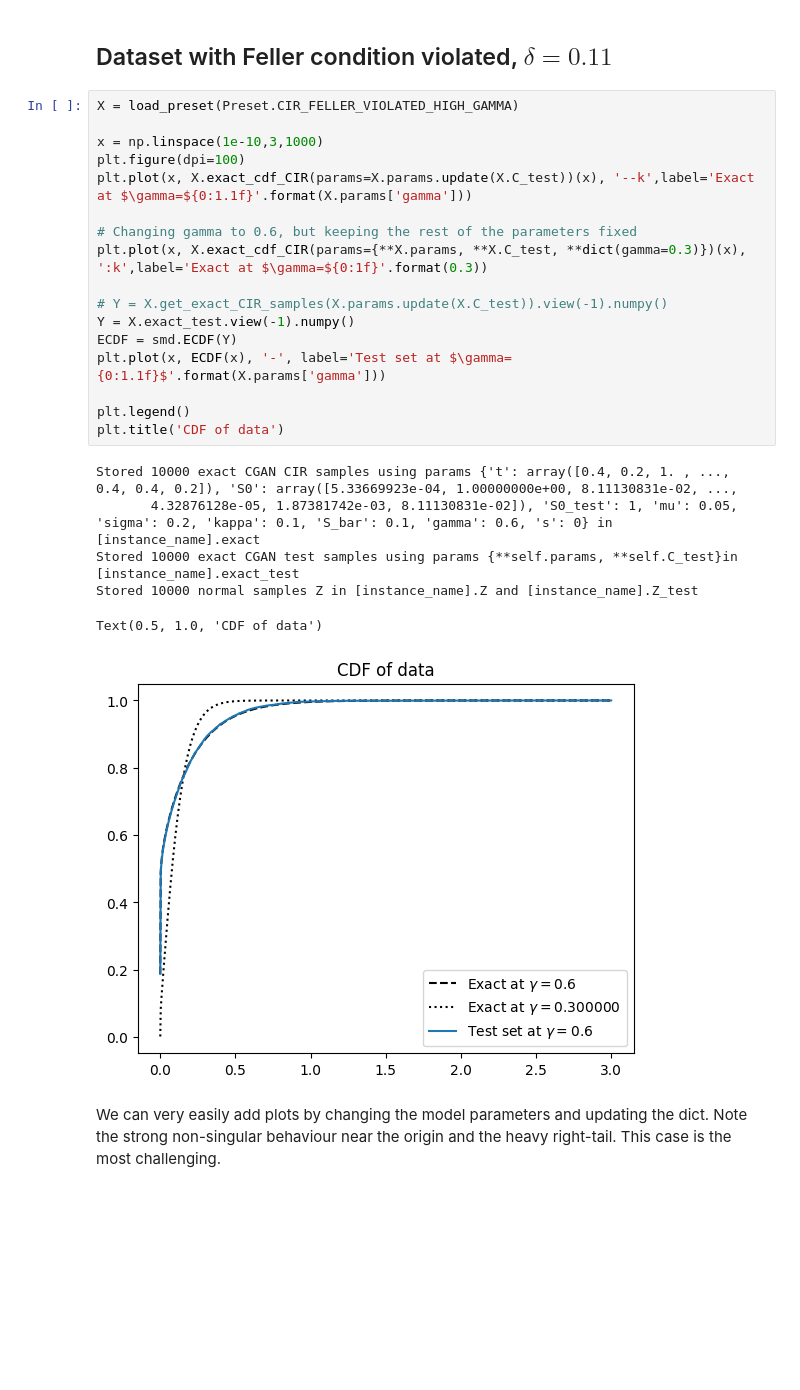
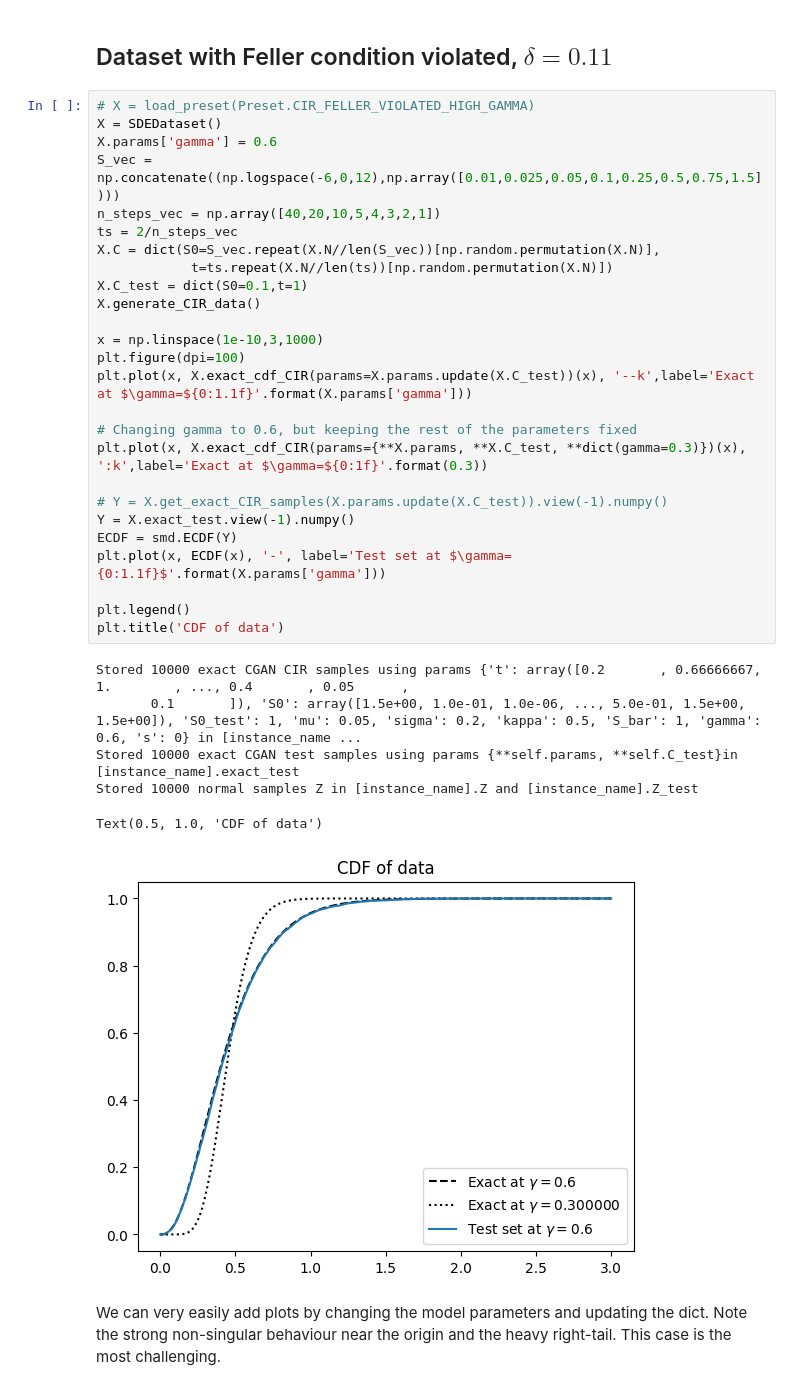
Before and after one commit to JorinovanRhijn/master-thesis-gans-for-sdes, a Jupyter notebook: tutorial_notebook.ipynb, the cells around one changed output. Drawn from its saved outputs; the diff is of its cells as text; blank space fills up the shorter version.

```diff
--- a/tutorial_notebook.ipynb
+++ b/tutorial_notebook.ipynb
@@ -43,29 +40,38 @@ device = 'cpu'
 # %% [markdown]
 <h2> Dataset with Feller condition violated, $\delta = 0.11$ </h2>
 # %%
-X = load_preset(Preset.CIR_FELLER_VIOLATED_HIGH_GAMMA)
+# X = load_preset(Preset.CIR_FELLER_VIOLATED_HIGH_GAMMA)
+X = SDEDataset()
+X.params['gamma'] = 0.6
+S_vec =  np.concatenate((np.logspace(-6,0,12),np.array([0.01,0.025,0.05,0.1,0.25,0.5,0.75,1.5])))
+n_steps_vec = np.array([40,20,10,5,4,3,2,1])
+ts = 2/n_steps_vec
+X.C = dict(S0=S_vec.repeat(X.N//len(S_vec))[np.random.permutation(X.N)],
+            t=ts.repeat(X.N//len(ts))[np.random.permutation(X.N)])
+X.C_test = dict(S0=0.1,t=1)
+X.generate_CIR_data()
 
 x = np.linspace(1e-10,3,1000)
 plt.figure(dpi=100)
 plt.plot(x, X.exact_cdf_CIR(params=X.params.update(X.C_test))(x), '--k',label='Exact at $\gamma=${0:1.1f}'.format(X.params['gamma']))
 
 # Changing gamma to 0.6, but keeping the rest of the parameters fixed
 plt.plot(x, X.exact_cdf_CIR(params={**X.params, **X.C_test, **dict(gamma=0.3)})(x), ':k',label='Exact at $\gamma=${0:1f}'.format(0.3))
 
 # Y = X.get_exact_CIR_samples(X.params.update(X.C_test)).view(-1).numpy()
 Y = X.exact_test.view(-1).numpy()
 ECDF = smd.ECDF(Y)
 plt.plot(x, ECDF(x), '-', label='Test set at $\gamma={0:1.1f}$'.format(X.params['gamma']))
 
 plt.legend()
 plt.title('CDF of data')
 # %% [output]
-Stored 10000 exact CGAN CIR samples using params {'t': array([0.4, 0.2, 1. , ..., 0.4, 0.4, 0.2]), 'S0': array([5.33669923e-04, 1.00000000e+00, 8.11130831e-02, ...,
-       4.32876128e-05, 1.87381742e-03, 8.11130831e-02]), 'S0_test': 1, 'mu': 0.05, 'sigma': 0.2, 'kappa': 0.1, 'S_bar': 0.1, 'gamma': 0.6, 's': 0} in [instance_name].exact
+Stored 10000 exact CGAN CIR samples using params {'t': array([0.2       , 0.66666667, 1.        , ..., 0.4       , 0.05      ,
+       0.1       ]), 'S0': array([1.5e+00, 1.0e-01, 1.0e-06, ..., 5.0e-01, 1.5e+00, 1.5e+00]), 'S0_test': 1, 'mu': 0.05, 'sigma': 0.2, 'kappa': 0.5, 'S_bar': 1, 'gamma': 0.6, 's': 0} in [instance_name ...
 Stored 10000 exact CGAN test samples using params {**self.params, **self.C_test}in [instance_name].exact_test
 Stored 10000 normal samples Z in [instance_name].Z and [instance_name].Z_test
 Text(0.5, 1.0, 'CDF of data')
-[figure, old version]
+[figure, new version]
 # %% [markdown]
 We can very easily add plots by changing the model parameters and updating the dict. Note the strong non-singular behaviour near the origin and the heavy right-tail. This case is the most challenging.
 # %% [markdown]
```
Also changed, not shown: parts of 2 cells of this notebook, 11 other files.
